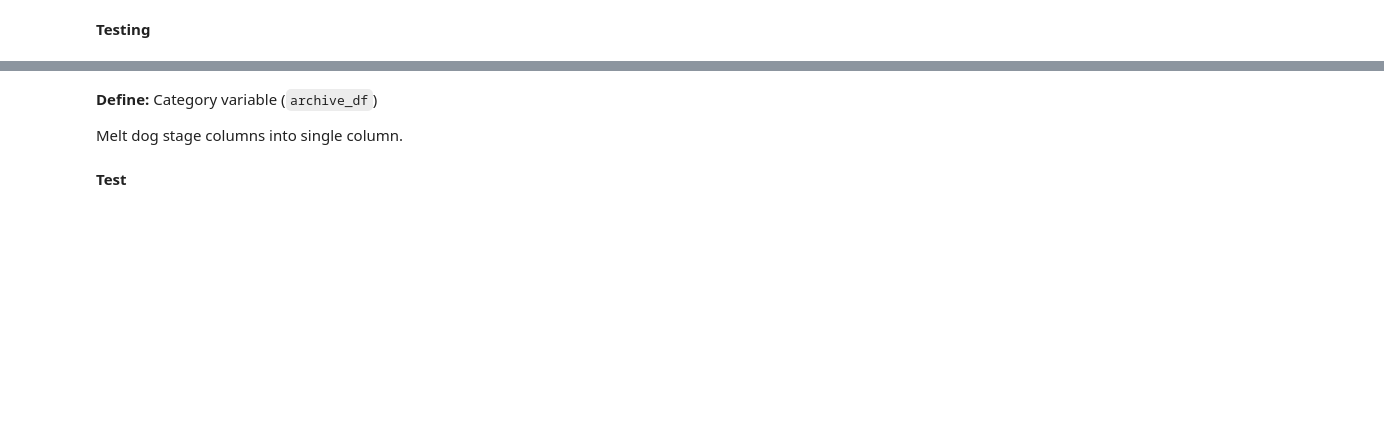
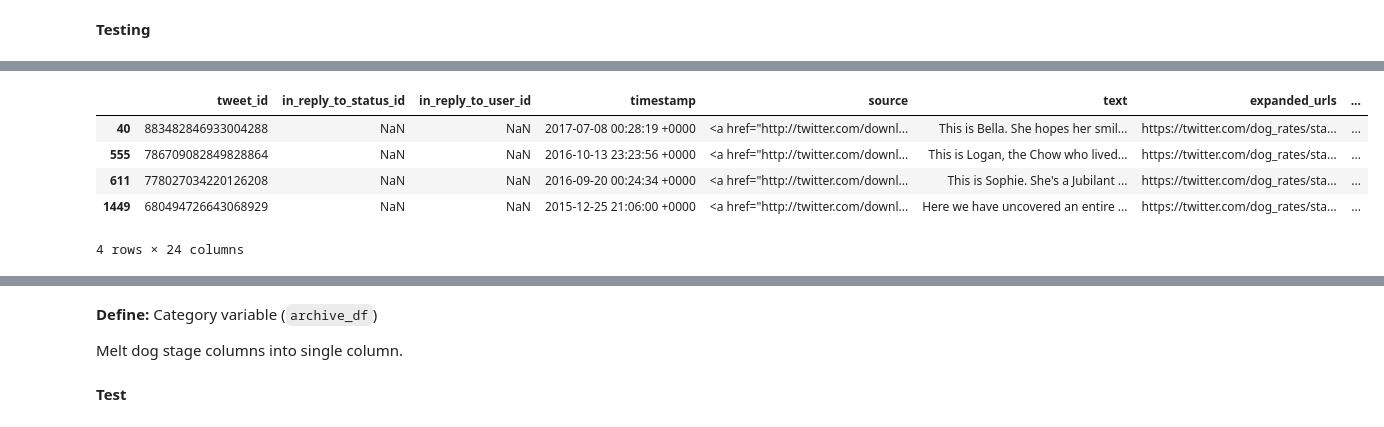
Before and after one commit to fords/Data_analyst, a Jupyter notebook: Data Wrangling/wrangle.ipynb, the cells around one changed output, grey strips where cells are left out. Cells and saved outputs as stored; diff of their text form; code cells hidden in the pictures; blank space fills up the shorter version.

```diff
--- a/Data Wrangling/wrangle.ipynb
+++ b/Data Wrangling/wrangle.ipynb
@@ -297,0 +495,9 @@ archive_clean[archive_clean.retweets.isnull()]
+# %%
+archive_clean[archive_clean.text.str.contains(r"(\d+\.\d*\/\d+)")]
+# %% [output]
+|  | tweet_id | in_reply_to_status_id | in_reply_to_user_id | timestamp | source | text | expanded_urls | ... |
+| 40 | 883482846933004288 | NaN | NaN | 2017-07-08 00:28:19 +0000 | <a href="http://twitter.com/downl... | This is Bella. She hopes her smil... | https://twitter.com/dog_rates/sta... | ... |
+| 555 | 786709082849828864 | NaN | NaN | 2016-10-13 23:23:56 +0000 | <a href="http://twitter.com/downl... | This is Logan, the Chow who lived... | https://twitter.com/dog_rates/sta... | ... |
+| 611 | 778027034220126208 | NaN | NaN | 2016-09-20 00:24:34 +0000 | <a href="http://twitter.com/downl... | This is Sophie. She's a Jubilant ... | https://twitter.com/dog_rates/sta... | ... |
+| 1449 | 680494726643068929 | NaN | NaN | 2015-12-25 21:06:00 +0000 | <a href="http://twitter.com/downl... | Here we have uncovered an entire ... | https://twitter.com/dog_rates/sta... | ... |
+4 rows × 24 columns
```
Also changed, not shown: parts of 67 cells of this notebook.
